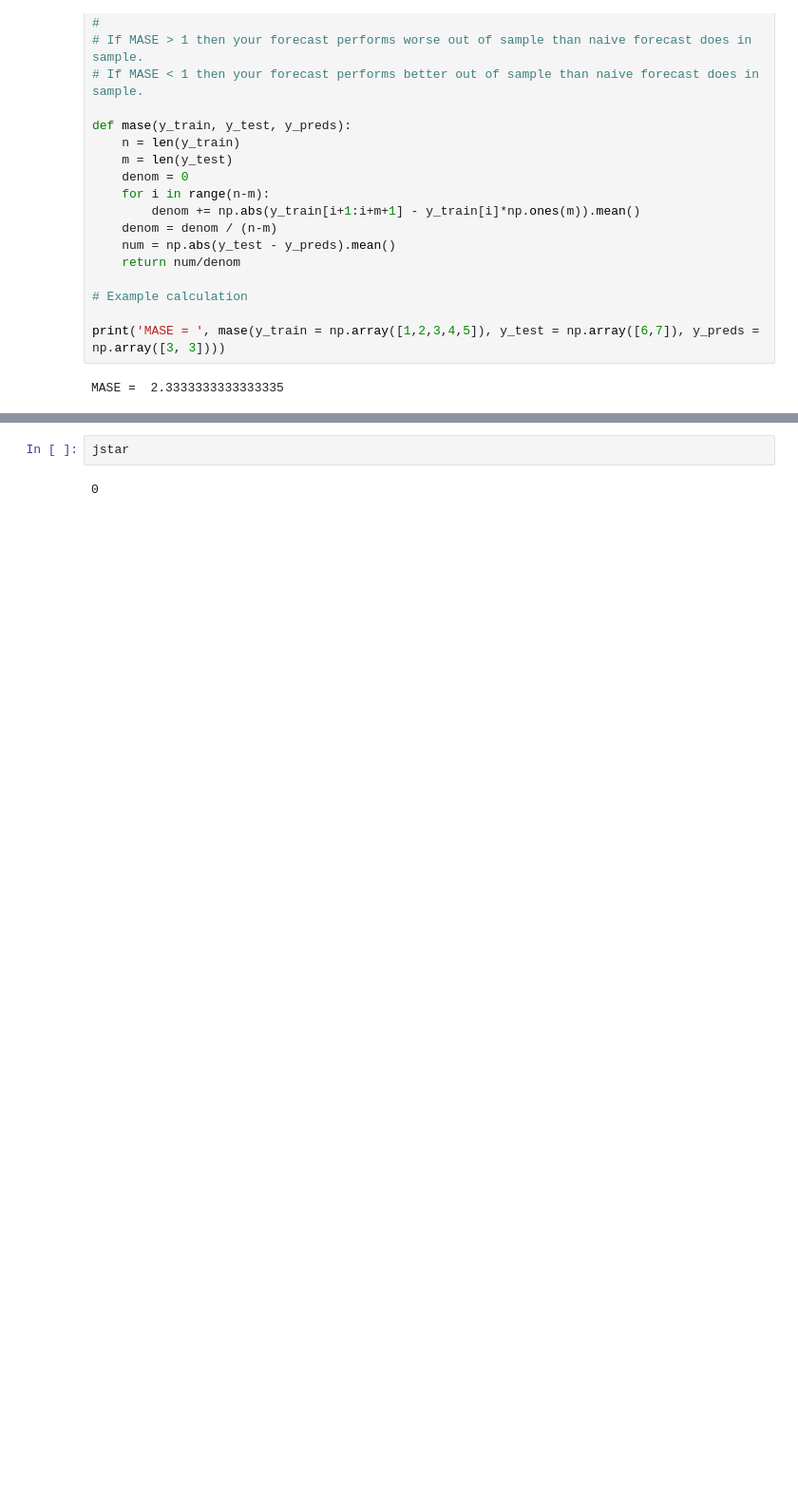
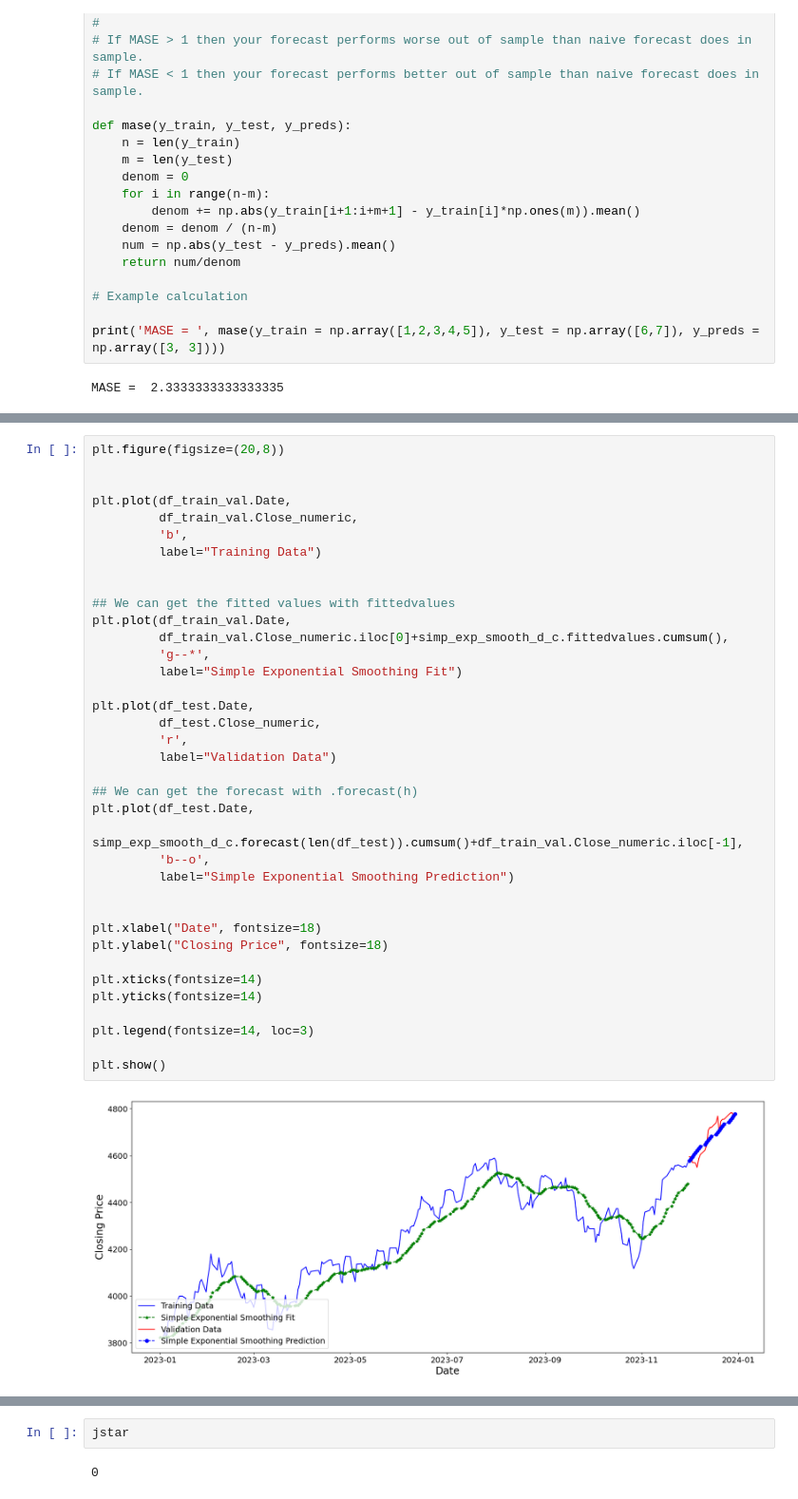
Before and after one commit to nasheydari/NSPP-News-Based-Stock-Price-Prediction, a Jupyter notebook: train_baseline.ipynb, the cells around one changed output, grey strips where cells are left out. Shown at 95% size. Drawn from its saved outputs; the diff is of its cells as text; blank space fills up the shorter version.

```diff
--- a/train_baseline.ipynb
+++ b/train_baseline.ipynb
@@ -319,0 +555,39 @@ ValueError: Input contains NaN.
+# %%
+plt.figure(figsize=(20,8))
+
+
+plt.plot(df_train_val.Date,
+         df_train_val.Close_numeric,
+         'b',
+         label="Training Data")
+
+
+## We can get the fitted values with fittedvalues
+plt.plot(df_train_val.Date,
+         df_train_val.Close_numeric.iloc[0]+simp_exp_smooth_d_c.fittedvalues.cumsum(),
+         'g--*',
+         label="Simple Exponential Smoothing Fit")
+
+plt.plot(df_test.Date,
+         df_test.Close_numeric,
+         'r',
+         label="Validation Data")
+
+## We can get the forecast with .forecast(h)
+plt.plot(df_test.Date,
+         simp_exp_smooth_d_c.forecast(len(df_test)).cumsum()+df_train_val.Close_numeric.iloc[-1],
+         'b--o',
+         label="Simple Exponential Smoothing Prediction")
+
+
+plt.xlabel("Date", fontsize=18)
+plt.ylabel("Closing Price", fontsize=18)
+
+plt.xticks(fontsize=14)
+plt.yticks(fontsize=14)
+
+plt.legend(fontsize=14, loc=3)
+
+plt.show()
+# %% [output]
+[figure, added]
```
Also changed, not shown: parts of 83 cells of this notebook, 1 other file.
